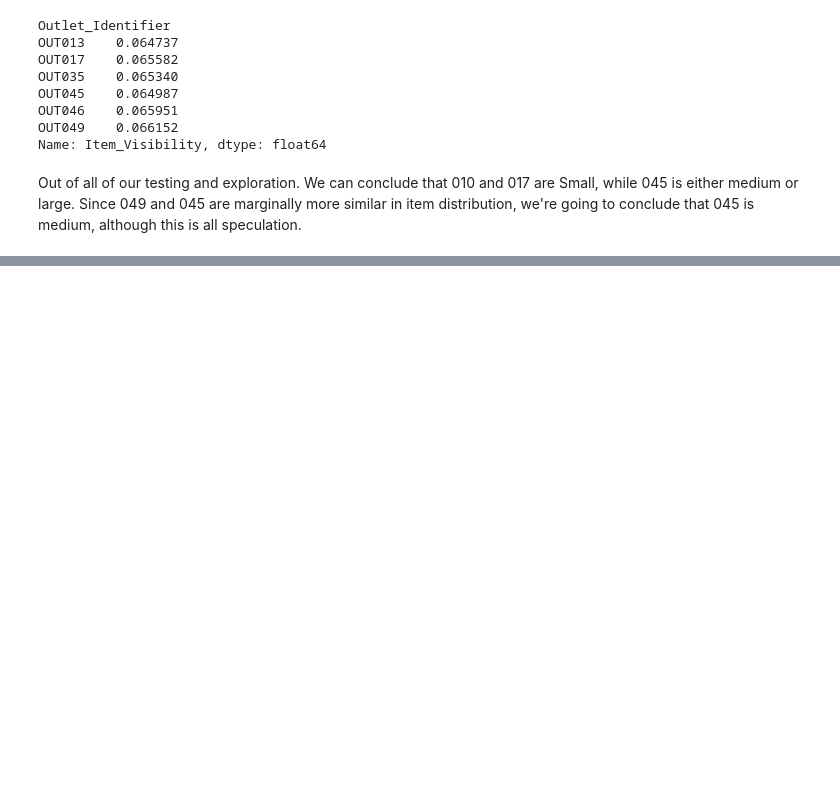
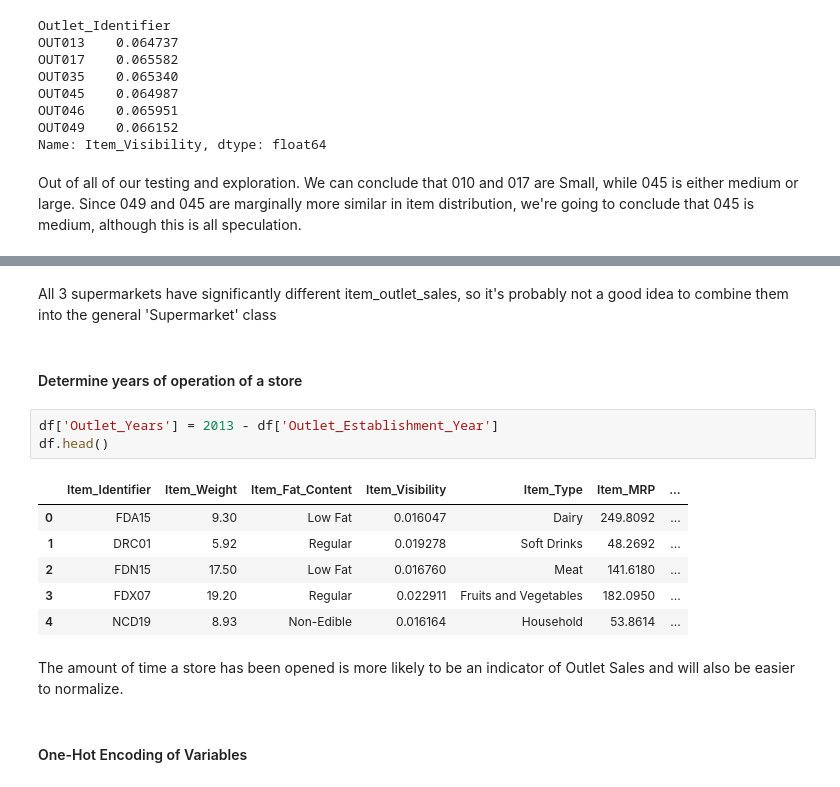
Before and after one commit to csaravia97/Big-Mart-Sales, a Jupyter notebook: BigMart Sales Prediction.ipynb, the cells around one changed output, grey strips where cells are left out. Saved outputs shown, nothing was run; the diff lists cells and outputs as text; blank space fills up the shorter version.

```diff
--- a/BigMart Sales Prediction.ipynb
+++ b/BigMart Sales Prediction.ipynb
@@ -426,0 +465,18 @@ Out of all of our testing and exploration. We can conclude that 010 and 017 are
+# %% [markdown]
+All 3 supermarkets have significantly different item_outlet_sales, so it's probably not a good idea to combine them into the general 'Supermarket' class
+# %% [markdown]
+#### Determine years of operation of a store
+# %%
+df['Outlet_Years'] = 2013 - df['Outlet_Establishment_Year']
+df.head()
+# %% [output]
+|  | Item_Identifier | Item_Weight | Item_Fat_Content | Item_Visibility | Item_Type | Item_MRP | ... |
+| 0 | FDA15 | 9.30 | Low Fat | 0.016047 | Dairy | 249.8092 | ... |
+| 1 | DRC01 | 5.92 | Regular | 0.019278 | Soft Drinks | 48.2692 | ... |
+| 2 | FDN15 | 17.50 | Low Fat | 0.016760 | Meat | 141.6180 | ... |
+| 3 | FDX07 | 19.20 | Regular | 0.022911 | Fruits and Vegetables | 182.0950 | ... |
+| 4 | NCD19 | 8.93 | Non-Edible | 0.016164 | Household | 53.8614 | ... |
+# %% [markdown]
+The amount of time a store has been opened is more likely to be an indicator of Outlet Sales and will also be easier to normalize.
+# %% [markdown]
+#### One-Hot Encoding of Variables
```
Also changed, not shown: parts of 14 cells of this notebook.
